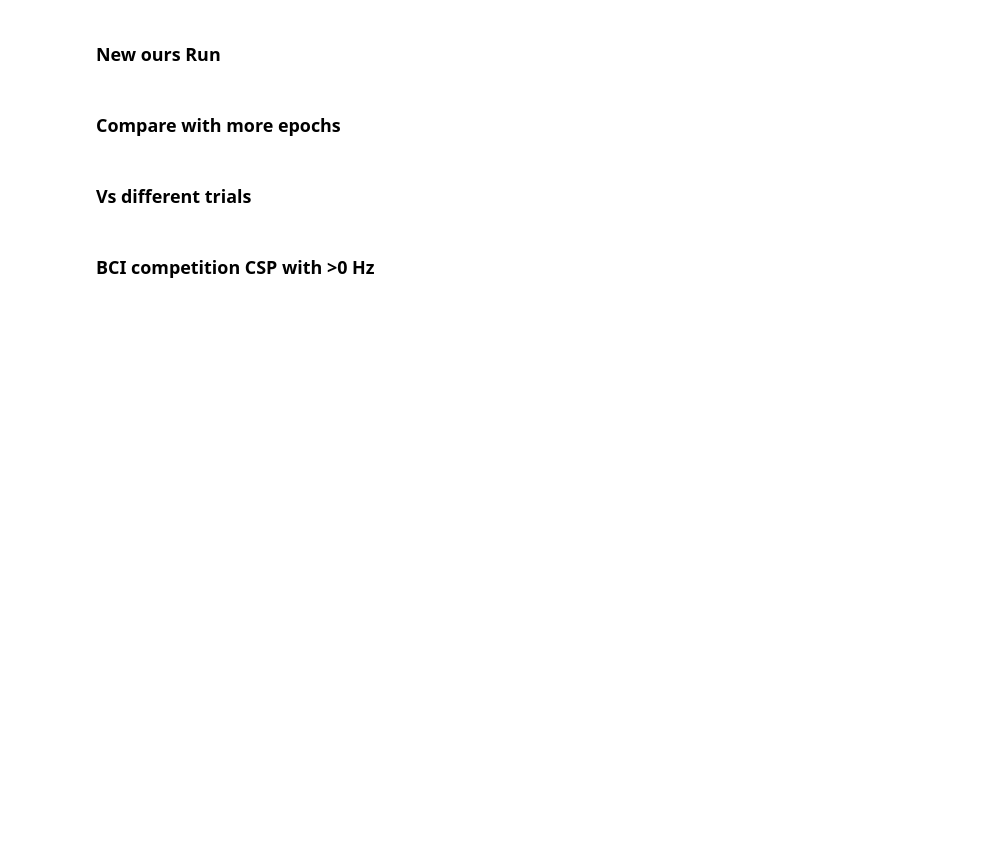
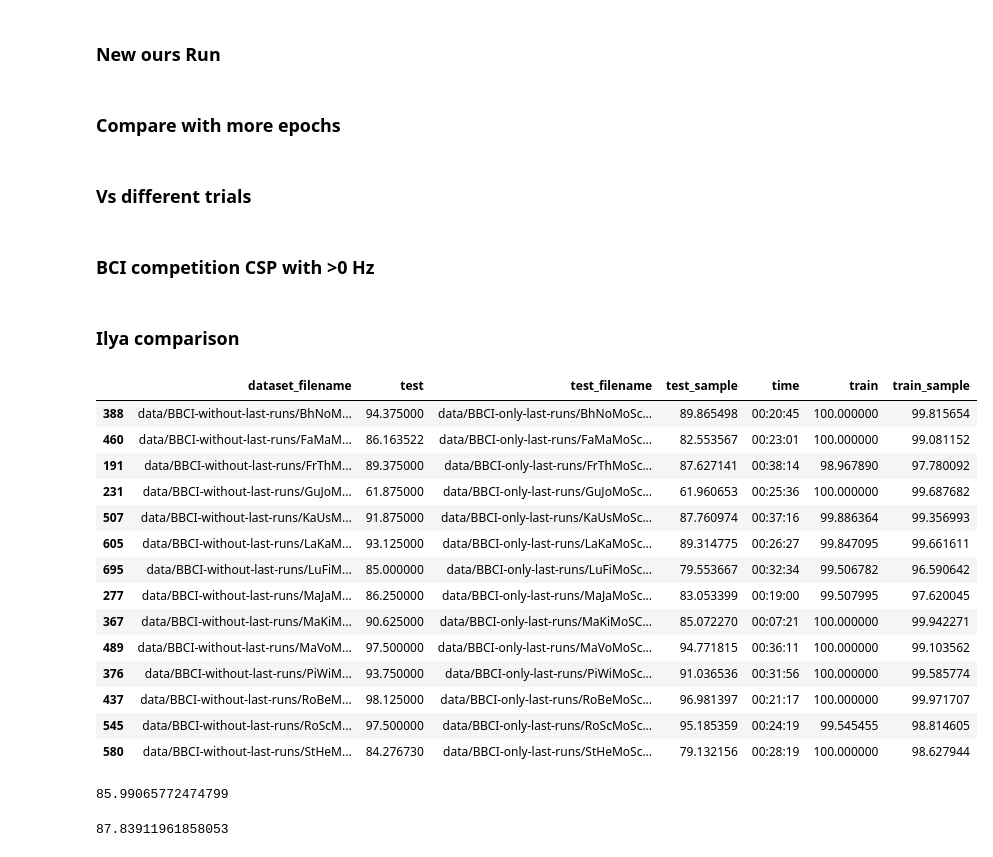
Before and after one commit to robintibor/braindevel, a Jupyter notebook: braindecode/notebooks/results/Final_Comparison.ipynb, the cells around one changed output. Cells and saved outputs as stored; diff of their text form; code cells hidden in the pictures; blank space fills up the shorter version.

Commit message:
unclear update final comparison notebook

```diff
--- a/braindecode/notebooks/results/Final_Comparison.ipynb
+++ b/braindecode/notebooks/results/Final_Comparison.ipynb
@@ -2994,3 +3373,41 @@ df_csp_ours = load_data_frame('data/models/paper/ours/csp/', shorten_headers=Fal
 dfc = df_csp_ours
 dfc = dfc[dfc.min_freq == 1.0]
 dataset_averaged_frame(remove_columns_with_same_value(dfc)).sort_values(('test', 'mean'),ascending=False)
+# %% [markdown]
+### Ilya comparison
+# %%
+ilya_df = all_df.copy()
+ilya_df = ilya_df[(ilya_df.net == 'shallow') &
+                 (ilya_df.max_abs_threshold == 800) &
+                 (ilya_df.freq == '>0') &
+                 (ilya_df.clean == True) &
+                 (ilya_df.dataset == 'ours') &
+                 (ilya_df.train_type == 'cnt')]
+ilya_df = ilya_df.drop('layer_names_to_norms', axis=1)
+reduced_ilya_df = remove_columns_with_same_value(ilya_df).sort_values(by='dataset_filename')
+reduced_ilya_df.to_csv('shallow.csv')
+reduced_ilya_df
+# %% [output]
+|  | dataset_filename | test | test_filename | test_sample | time | train | train_sample |
+| 388 | data/BBCI-without-last-runs/BhNoM... | 94.375000 | data/BBCI-only-last-runs/BhNoMoSc... | 89.865498 | 00:20:45 | 100.000000 | 99.815654 |
+| 460 | data/BBCI-without-last-runs/FaMaM... | 86.163522 | data/BBCI-only-last-runs/FaMaMoSc... | 82.553567 | 00:23:01 | 100.000000 | 99.081152 |
+| 191 | data/BBCI-without-last-runs/FrThM... | 89.375000 | data/BBCI-only-last-runs/FrThMoSc... | 87.627141 | 00:38:14 | 98.967890 | 97.780092 |
+| 231 | data/BBCI-without-last-runs/GuJoM... | 61.875000 | data/BBCI-only-last-runs/GuJoMoSc... | 61.960653 | 00:25:36 | 100.000000 | 99.687682 |
+| 507 | data/BBCI-without-last-runs/KaUsM... | 91.875000 | data/BBCI-only-last-runs/KaUsMoSc... | 87.760974 | 00:37:16 | 99.886364 | 99.356993 |
+| 605 | data/BBCI-without-last-runs/LaKaM... | 93.125000 | data/BBCI-only-last-runs/LaKaMoSc... | 89.314775 | 00:26:27 | 99.847095 | 99.661611 |
+| 695 | data/BBCI-without-last-runs/LuFiM... | 85.000000 | data/BBCI-only-last-runs/LuFiMoSc... | 79.553667 | 00:32:34 | 99.506782 | 96.590642 |
+| 277 | data/BBCI-without-last-runs/MaJaM... | 86.250000 | data/BBCI-only-last-runs/MaJaMoSc... | 83.053399 | 00:19:00 | 99.507995 | 97.620045 |
+| 367 | data/BBCI-without-last-runs/MaKiM... | 90.625000 | data/BBCI-only-last-runs/MaKiMoSC... | 85.072270 | 00:07:21 | 100.000000 | 99.942271 |
+| 489 | data/BBCI-without-last-runs/MaVoM... | 97.500000 | data/BBCI-only-last-runs/MaVoMoSc... | 94.771815 | 00:36:11 | 100.000000 | 99.103562 |
+| 376 | data/BBCI-without-last-runs/PiWiM... | 93.750000 | data/BBCI-only-last-runs/PiWiMoSc... | 91.036536 | 00:31:56 | 100.000000 | 99.585774 |
+| 437 | data/BBCI-without-last-runs/RoBeM... | 98.125000 | data/BBCI-only-last-runs/RoBeMoSc... | 96.981397 | 00:21:17 | 100.000000 | 99.971707 |
+| 545 | data/BBCI-without-last-runs/RoScM... | 97.500000 | data/BBCI-only-last-runs/RoScMoSc... | 95.185359 | 00:24:19 | 99.545455 | 98.814605 |
+| 580 | data/BBCI-without-last-runs/StHeM... | 84.276730 | data/BBCI-only-last-runs/StHeMoSc... | 79.132156 | 00:28:19 | 100.000000 | 98.627944 |
+# %%
+np.mean(reduced_ilya_df.test_sample)
+# %% [output]
+85.99065772474799
+# %%
+np.mean(reduced_ilya_df[~reduced_ilya_df.dataset_filename.str.contains('GuJo')].test_sample)
+# %% [output]
+87.83911961858053
```
Also changed, not shown: parts of 84 cells of this notebook.
